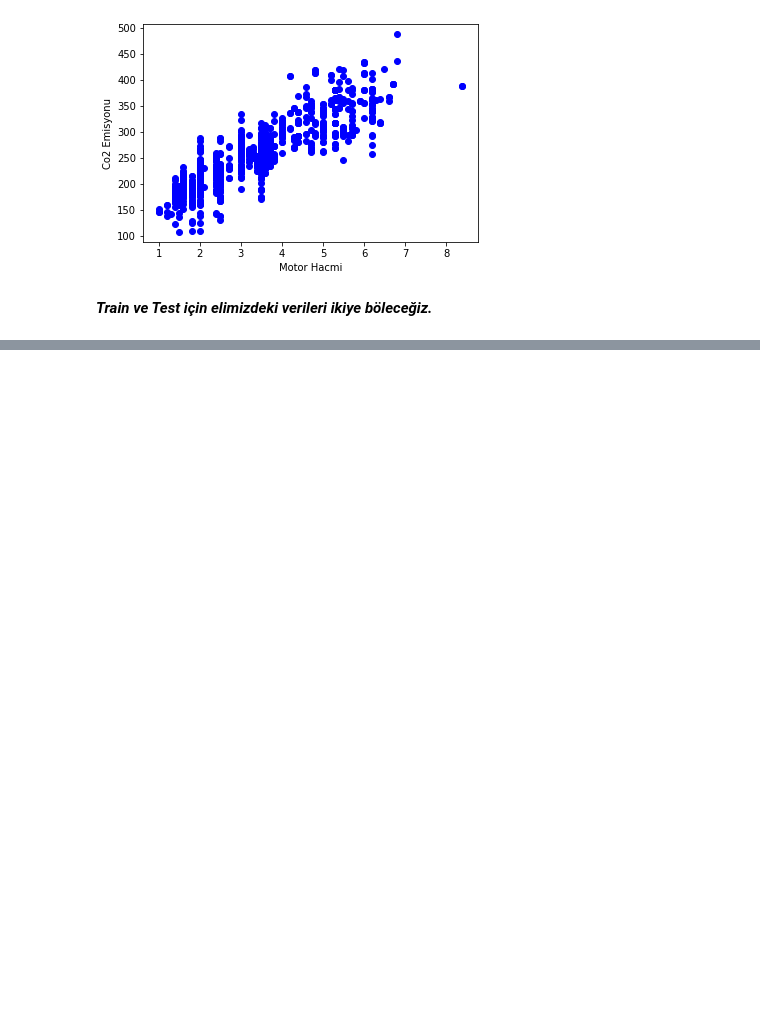
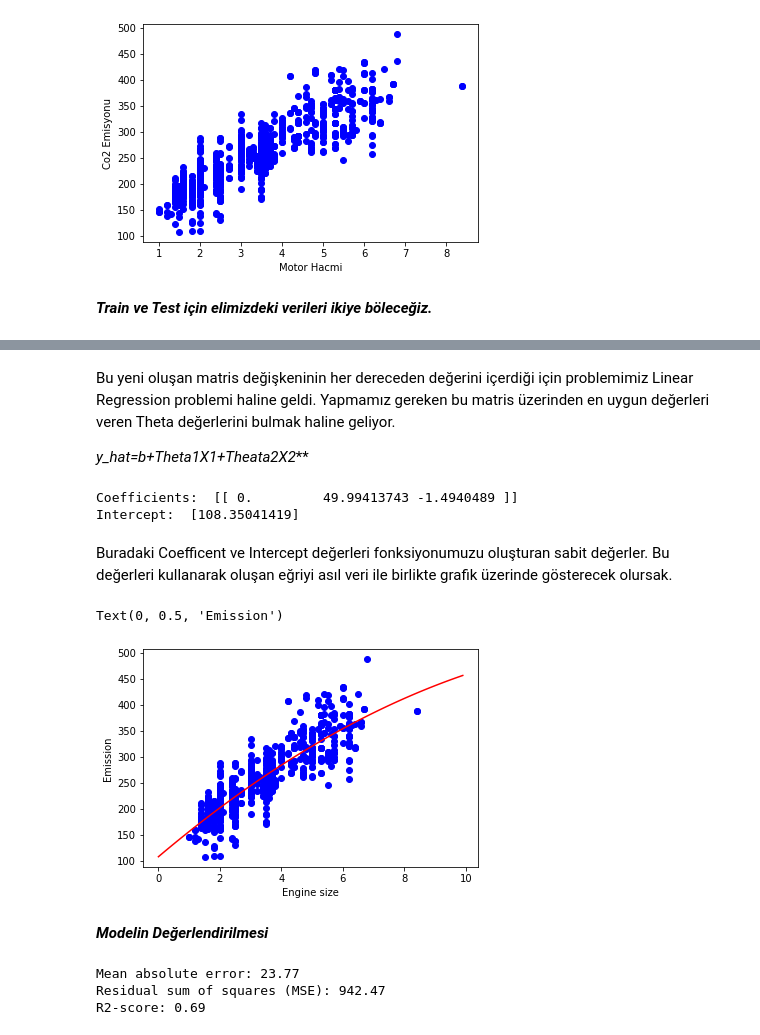
Before and after one commit to evrenarslan/Python-Egitim, a Jupyter notebook: Machine Learning/Polynomial Regression.ipynb, the cells around one changed output, grey strips where cells are left out. Cells and saved outputs as stored; diff of their text form; code cells hidden in the pictures; blank space fills up the shorter version.

Commit message:
non-linear regression

```diff
--- a/Machine Learning/Polynomial Regression.ipynb
+++ b/Machine Learning/Polynomial Regression.ipynb
@@ -58,0 +65,13 @@ test=cdf[~msk] # cdf dataframe içerisindeki verilerin %20'sini, train veri seti
+# %%
+from sklearn.preprocessing import PolynomialFeatures
+from sklearn import linear_model
+
+train_x = np.asanyarray(train[['ENGINESIZE']])
+train_y = np.asanyarray(train[['CO2EMISSIONS']])
+
+test_x = np.asanyarray(test[['ENGINESIZE']])
+test_y = np.asanyarray(test[['CO2EMISSIONS']])
+
+poly=PolynomialFeatures(degree=2)
+train_x_poly=poly.fit_transform(train_x)
+train_x_poly
@@ -58,0 +86,38 @@ test=cdf[~msk] # cdf dataframe içerisindeki verilerin %20'sini, train veri seti
+# %% [markdown]
+Bu yeni oluşan matris değişkeninin her dereceden değerini içerdiği için problemimiz Linear Regression problemi haline geldi. Yapmamız gereken bu matris üzerinden en uygun değerleri veren Theta değerlerini bulmak haline geliyor.
+
+***y_hat=b+Theta1*X1+Theata2*X2***
+# %%
+clf=linear_model.LinearRegression()
+train_y_=clf.fit(train_x_poly,train_y)
+print ('Coefficients: ', clf.coef_)
+print ('Intercept: ',clf.intercept_)
+# %% [output]
+Coefficients:  [[ 0.         49.99413743 -1.4940489 ]]
+Intercept:  [108.35041419]
+# %% [markdown]
+Buradaki Coefficent ve Intercept değerleri fonksiyonumuzu oluşturan sabit değerler. Bu değerleri kullanarak oluşan eğriyi asıl veri ile birlikte grafik üzerinde gösterecek olursak.
+# %%
+plt.scatter(train.ENGINESIZE, train.CO2EMISSIONS,  color='blue')
+XX = np.arange(0.0, 10.0, 0.1)
+yy = clf.intercept_[0]+ clf.coef_[0][1]*XX+ clf.coef_[0][2]*np.power(XX, 2)
+plt.plot(XX, yy, '-r' )
+plt.xlabel("Engine size")
+plt.ylabel("Emission")
+# %% [output]
+Text(0, 0.5, 'Emission')
+[figure, added]
+# %% [markdown]
+***Modelin Değerlendirilmesi***
+# %%
+from sklearn.metrics import r2_score
+
+test_x_poly=poly.fit_transform(test_x)
+test_y_=clf.predict(test_x_poly)
+print("Mean absolute error: %.2f" % np.mean(np.absolute(test_y_ - test_y)))
+print("Residual sum of squares (MSE): %.2f" % np.mean((test_y_ - test_y) ** 2))
+print("R2-score: %.2f" % r2_score(test_y_ , test_y) )
+# %% [output]
+Mean absolute error: 23.77
+Residual sum of squares (MSE): 942.47
+R2-score: 0.69
```
Also changed, not shown: parts of 3 cells of this notebook, 3 other files.
